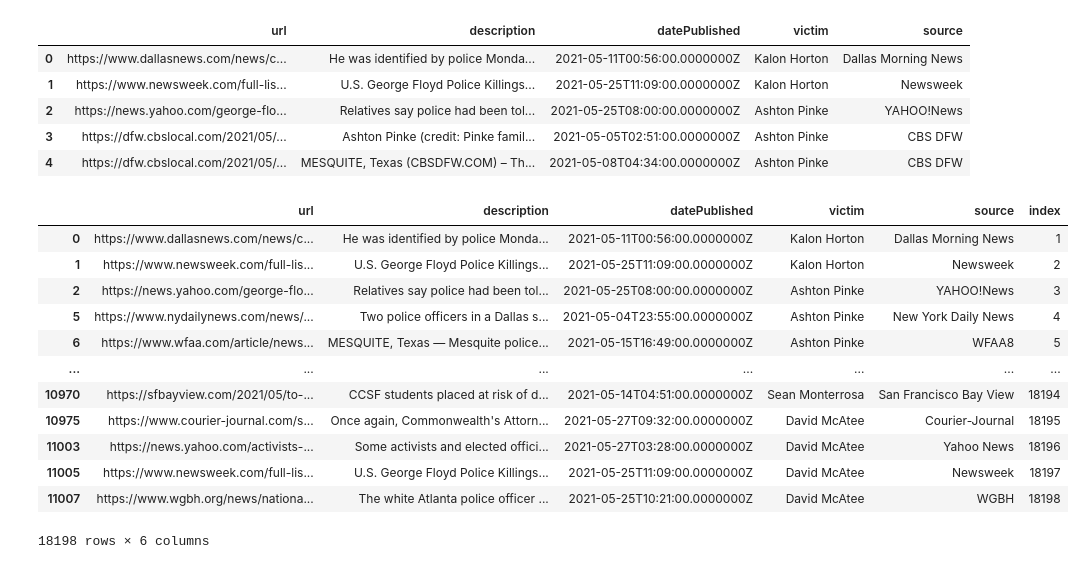
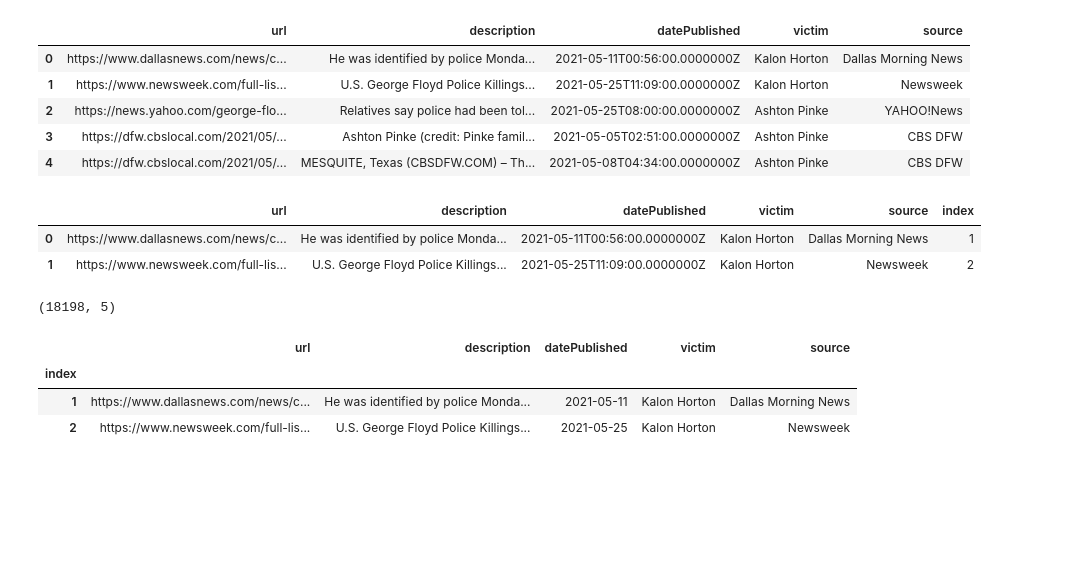
Before and after one commit to racecarfastlane/say_their_names, a Jupyter notebook: data_clean.ipynb, the cells around one changed output. Drawn from its saved outputs; the diff is of its cells as text; code cells hidden in the pictures; blank space fills up the shorter version.

```diff
--- a/data_clean.ipynb
+++ b/data_clean.ipynb
@@ -34,20 +34,14 @@ victims = victims[victims['description'].str.contains('police' or 'cop' or 'offi
 # %%
 victims['index'] = range(1, len(victims) + 1)
 # %%
-victims
+victims.head(2)
 # %% [output]
 |  | url | description | datePublished | victim | source | index |
 | 0 | https://www.dallasnews.com/news/c... | He was identified by police Monda... | 2021-05-11T00:56:00.0000000Z | Kalon Horton | Dallas Morning News | 1 |
 | 1 | https://www.newsweek.com/full-lis... | U.S. George Floyd Police Killings... | 2021-05-25T11:09:00.0000000Z | Kalon Horton | Newsweek | 2 |
-| 2 | https://news.yahoo.com/george-flo... | Relatives say police had been tol... | 2021-05-25T08:00:00.0000000Z | Ashton Pinke | YAHOO!News | 3 |
-| 5 | https://www.nydailynews.com/news/... | Two police officers in a Dallas s... | 2021-05-04T23:55:00.0000000Z | Ashton Pinke | New York Daily News | 4 |
-| 6 | https://www.wfaa.com/article/news... | MESQUITE, Texas — Mesquite police... | 2021-05-15T16:49:00.0000000Z | Ashton Pinke | WFAA8 | 5 |
-| ... | ... | ... | ... | ... | ... | ... |
-| 10970 | https://sfbayview.com/2021/05/to-... | CCSF students placed at risk of d... | 2021-05-14T04:51:00.0000000Z | Sean Monterrosa | San Francisco Bay View | 18194 |
-| 10975 | https://www.courier-journal.com/s... | Once again, Commonwealth's Attorn... | 2021-05-27T09:32:00.0000000Z | David McAtee | Courier-Journal | 18195 |
-| 11003 | https://news.yahoo.com/activists-... | Some activists and elected offici... | 2021-05-27T03:28:00.0000000Z | David McAtee | Yahoo News | 18196 |
-| 11005 | https://www.newsweek.com/full-lis... | U.S. George Floyd Police Killings... | 2021-05-25T11:09:00.0000000Z | David McAtee | Newsweek | 18197 |
-| 11007 | https://www.wgbh.org/news/nationa... | The white Atlanta police officer ... | 2021-05-25T10:21:00.0000000Z | David McAtee | WGBH | 18198 |
-18198 rows × 6 columns
 # %%
 victims = victims.set_index('index')
+# %%
+victims.shape
+# %% [output]
+(18198, 5)
@@ -54,2 +51,9 @@ victims = victims.set_index('index')
+# %%
+victims.head(2)
+# %% [output]
+|  | url | description | datePublished | victim | source |
+| index |  |  |  |  |  |
+| 1 | https://www.dallasnews.com/news/c... | He was identified by police Monda... | 2021-05-11 | Kalon Horton | Dallas Morning News |
+| 2 | https://www.newsweek.com/full-lis... | U.S. George Floyd Police Killings... | 2021-05-25 | Kalon Horton | Newsweek |
 # %%
 victims.to_csv('data/victims.csv',index=False)
```
Also changed, not shown: parts of 1 cell of this notebook, 5 other files.
